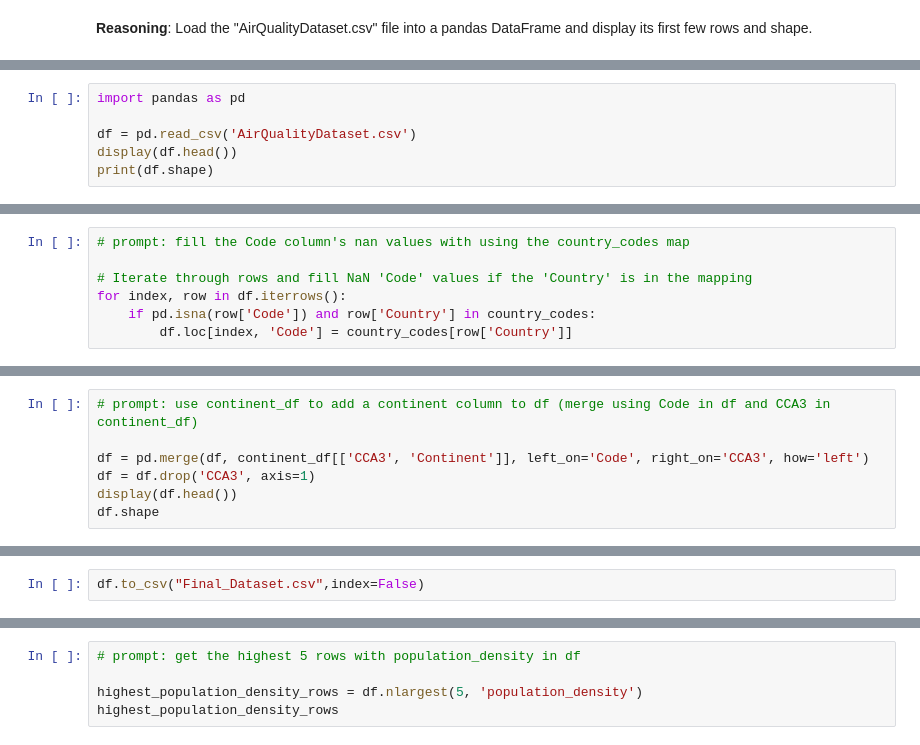
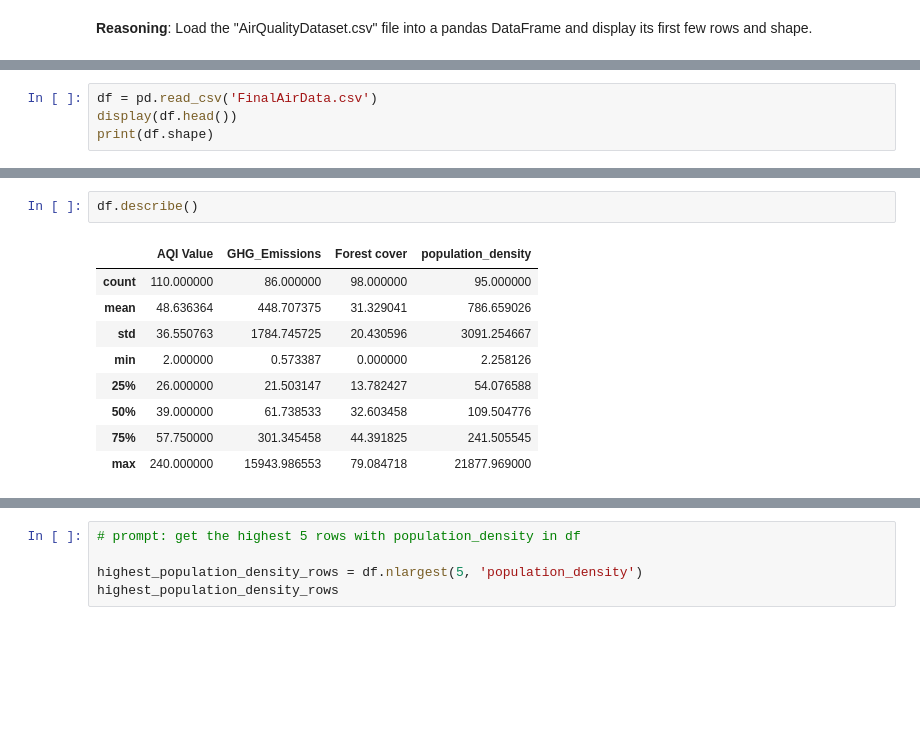
Before and after one commit to YoussefEMS/AirQualityStudy, a Jupyter notebook: NoteBook.ipynb, the cells around one changed output, grey strips where cells are left out. Saved outputs shown, nothing was run; the diff lists cells and outputs as text; blank space fills up the shorter version.

Commit message:
Add Final Dataset and update Notebook

```diff
--- a/NoteBook.ipynb
+++ b/NoteBook.ipynb
@@ -4,7 +10,5 @@ Load the "AirQualityDataset.csv" file into a pandas DataFrame and display its fi
 # %%
-import pandas as pd
-
-df = pd.read_csv('AirQualityDataset.csv')
+df = pd.read_csv('FinalAirData.csv')
 display(df.head())
 print(df.shape)
 # %% [output]
@@ -37,7 +21,0 @@ country_codes = {
-# %%
-# prompt: fill the Code column's nan values with using the country_codes map
-
-# Iterate through rows and fill NaN 'Code' values if the 'Country' is in the mapping
-for index, row in df.iterrows():
-    if pd.isna(row['Code']) and row['Country'] in country_codes:
-        df.loc[index, 'Code'] = country_codes[row['Country']]
@@ -51,7 +21,0 @@ for index, row in df.iterrows():
-# %%
-# prompt: use continent_df to add a continent column to df (merge using Code in df and CCA3 in continent_df)
-
-df = pd.merge(df, continent_df[['CCA3', 'Continent']], left_on='Code', right_on='CCA3', how='left')
-df = df.drop('CCA3', axis=1)
-display(df.head())
-df.shape
@@ -66,2 +22,12 @@ df.shape
-# %%
-df.to_csv("Final_Dataset.csv",index=False)
+# %%
+df.describe()
+# %% [output]
+|  | AQI Value | GHG_Emissions | Forest cover | population_density |
+| count | 110.000000 | 86.000000 | 98.000000 | 95.000000 |
+| mean | 48.636364 | 448.707375 | 31.329041 | 786.659026 |
+| std | 36.550763 | 1784.745725 | 20.430596 | 3091.254667 |
+| min | 2.000000 | 0.573387 | 0.000000 | 2.258126 |
+| 25% | 26.000000 | 21.503147 | 13.782427 | 54.076588 |
+| 50% | 39.000000 | 61.738533 | 32.603458 | 109.504776 |
+| 75% | 57.750000 | 301.345458 | 44.391825 | 241.505545 |
+| max | 240.000000 | 15943.986553 | 79.084718 | 21877.969000 |
```
Also changed, not shown: parts of 15 cells of this notebook, 2 other files.
